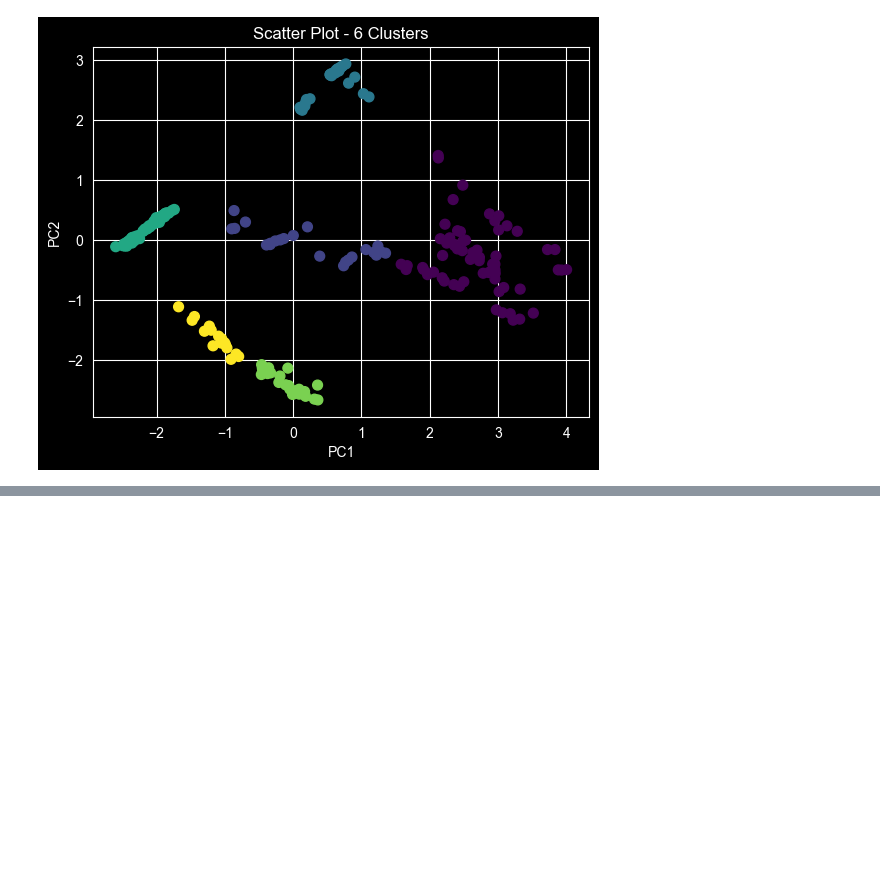
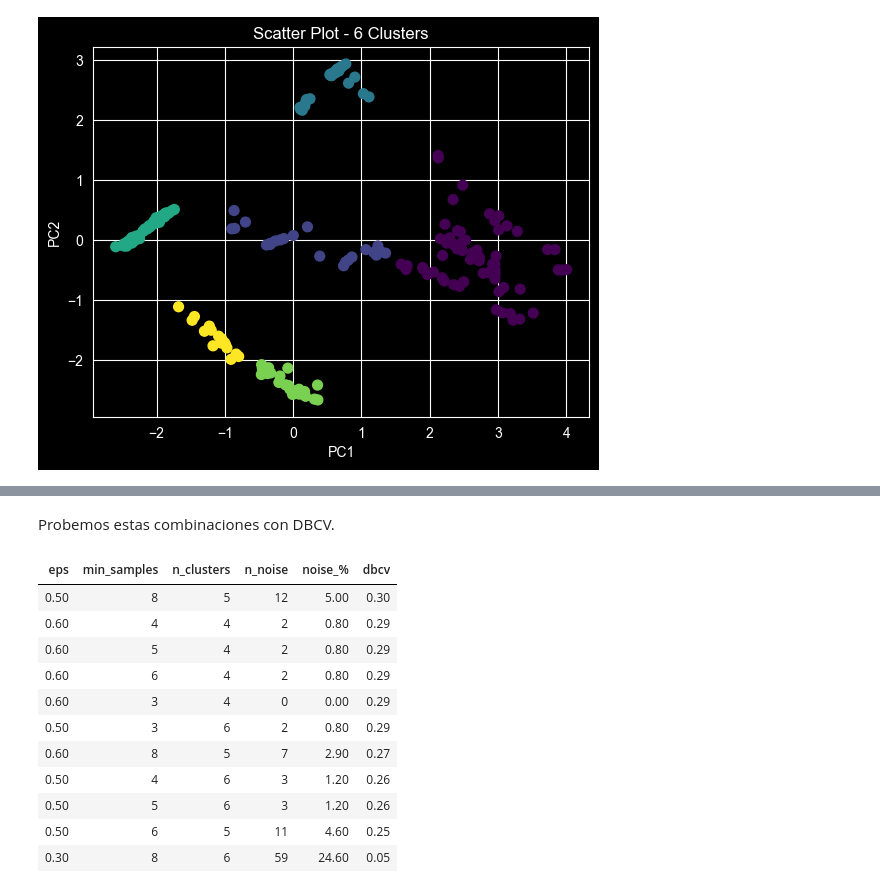
Before and after one commit to mathiasaiva/clustering_practice, a Jupyter notebook: notebooks/clustering.ipynb, the cells around one changed output, grey strips where cells are left out. Cells and saved outputs as stored; diff of their text form; code cells hidden in the pictures; blank space fills up the shorter version.

```diff
--- a/notebooks/clustering.ipynb
+++ b/notebooks/clustering.ipynb
@@ -607,0 +633,24 @@ K=6 Davies-Bouldin: 0.4831
+# %%
+eps_values = [0.05, 0.1, 0.15, 0.2, 0.3, 0.5, 0.6]
+min_samples_values = [3, 4, 5, 6, 8]
+
+results = []
+for eps in eps_values:
+    for ms in min_samples_values:
+        labels = DBSCAN(eps=eps, min_samples=ms).fit_predict(X_pca)
+        n_clusters = len(set(labels)) - (1 if -1 in labels else 0)
+        n_noise = (labels == -1).sum()
+        results.append({
+            'eps': eps,
+            'min_samples': ms,
+            'n_clusters': n_clusters,
+            'n_noise': n_noise,
+            'noise_%': round(n_noise / len(X_pca) * 100, 1)
+        })
+
+results_df = pd.DataFrame(results)
+filtered = results_df[
+    (results_df['n_clusters'].between(3, 7)) &
+    (results_df['noise_%'] < 25)
+]
+show_df(filtered)
@@ -607,0 +670,31 @@ K=6 Davies-Bouldin: 0.4831
+# %% [markdown]
+Probemos estas combinaciones con DBCV.
+# %%
+dbcv_results = []
+for _, row in filtered.iterrows():
+    labels = DBSCAN(eps=row['eps'], min_samples=int(row['min_samples'])).fit_predict(X_pca)
+    score = DBCV(X_pca, labels)
+    dbcv_results.append({
+        'eps': row['eps'],
+        'min_samples': int(row['min_samples']),
+        'n_clusters': int(row['n_clusters']),
+        'n_noise': int(row['n_noise']),
+        'noise_%': row['noise_%'],
+        'dbcv': round(score, 4)
+    })
+
+dbcv_df = pd.DataFrame(dbcv_results)
+show_df(dbcv_df.sort_values('dbcv', ascending=False).reset_index(drop=True))
+# %% [output]
+| eps | min_samples | n_clusters | n_noise | noise_% | dbcv |
+| 0.50 | 8 | 5 | 12 | 5.00 | 0.30 |
+| 0.60 | 4 | 4 | 2 | 0.80 | 0.29 |
+| 0.60 | 5 | 4 | 2 | 0.80 | 0.29 |
+| 0.60 | 6 | 4 | 2 | 0.80 | 0.29 |
+| 0.60 | 3 | 4 | 0 | 0.00 | 0.29 |
+| 0.50 | 3 | 6 | 2 | 0.80 | 0.29 |
+| 0.60 | 8 | 5 | 7 | 2.90 | 0.27 |
+| 0.50 | 4 | 6 | 3 | 1.20 | 0.26 |
+| 0.50 | 5 | 6 | 3 | 1.20 | 0.26 |
+| 0.50 | 6 | 5 | 11 | 4.60 | 0.25 |
+| 0.30 | 8 | 6 | 59 | 24.60 | 0.05 |
```
Also changed, not shown: parts of 9 cells of this notebook.
